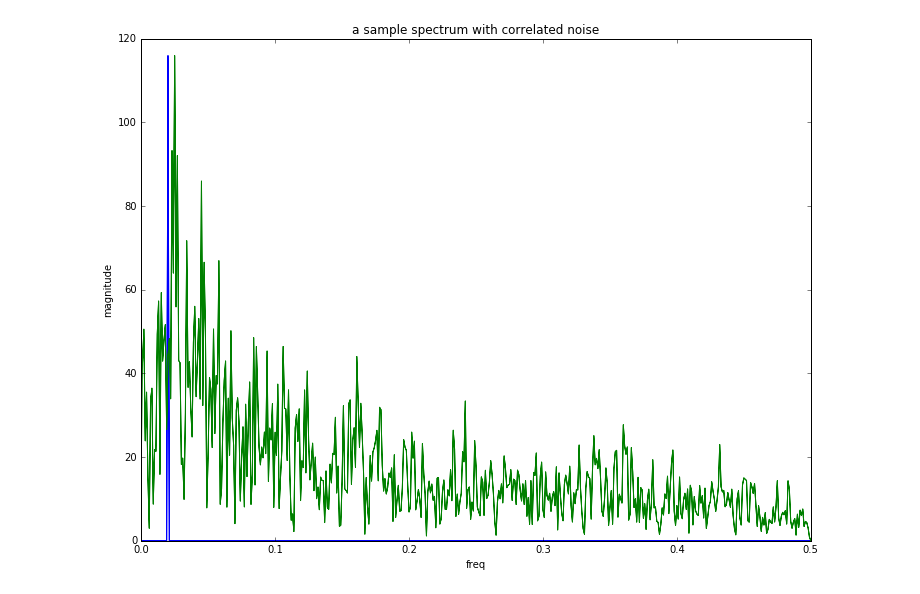
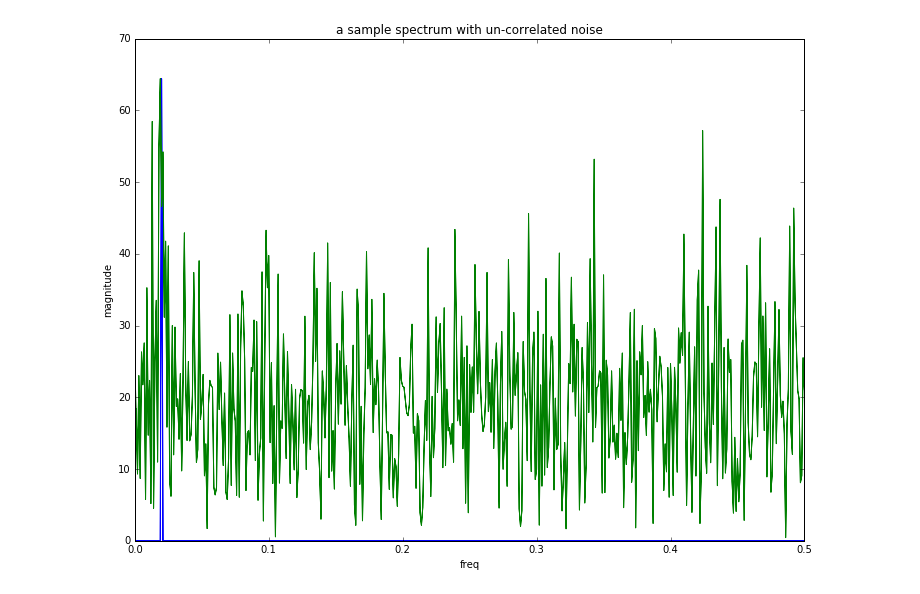
Before and after one commit to el3ment/policy-trajectories, a Jupyter notebook: experiments.ipynb, the cells around one changed output. Cells and saved outputs as stored; diff of their text form; code cells hidden in the pictures.

```diff
--- a/experiments.ipynb
+++ b/experiments.ipynb
@@ -87,0 +106,13 @@ plt.show()
+# %%
+sigma = 0.01
+plt.ylabel('magnitude')
+plt.xlabel('freq')
+plt.title('a sample spectrum with correlated noise')
+frequencies = np.abs(np.fft.fftfreq(steps))
+data = sign(np.cos(np.pi * (base_frequency + np.cumsum(sigma * np.random.randn(steps))) ** 2.0 * np.arange(0, steps)))
+magnitude = np.abs(np.fft.fft(data))
+data = sign(np.cos(np.pi * (base_frequency) ** 2.0 * np.arange(0, steps)))
+magnitude2 = (np.abs(np.fft.fft(data)) / np.max(np.abs(np.fft.fft(data)))) * np.max(magnitude)
+plt.plot(frequencies, magnitude2)
+plt.plot(frequencies, magnitude)
+plt.show()
@@ -88,14 +121,15 @@ plt.show()
 # %%
 plt.ylabel('magnitude')
 plt.xlabel('freq')
-plt.title('a sample spectrum with correlated noise')
+plt.title('a sample spectrum with un-correlated noise')
 frequencies = np.abs(np.fft.fftfreq(steps))
-data = sign(np.cos(np.pi * (base_frequency + np.cumsum(sigma * np.random.randn(steps))) ** 2.0 * np.arange(0, steps)))
+data = sign(np.cos(np.pi * (base_frequency + sigma*np.random.randn(steps)) ** 2.0 * np.arange(0, steps)))
 magnitude = np.abs(np.fft.fft(data))
+
 data = sign(np.cos(np.pi * (base_frequency) ** 2.0 * np.arange(0, steps)))
 magnitude2 = (np.abs(np.fft.fft(data)) / np.max(np.abs(np.fft.fft(data)))) * np.max(magnitude)
 plt.plot(frequencies, magnitude2)
 plt.plot(frequencies, magnitude)
 plt.show()
 # %% [output]
-[figure, old version]
+[figure, new version]
```
Also changed, not shown: parts of 8 cells of this notebook, 1 other file.
